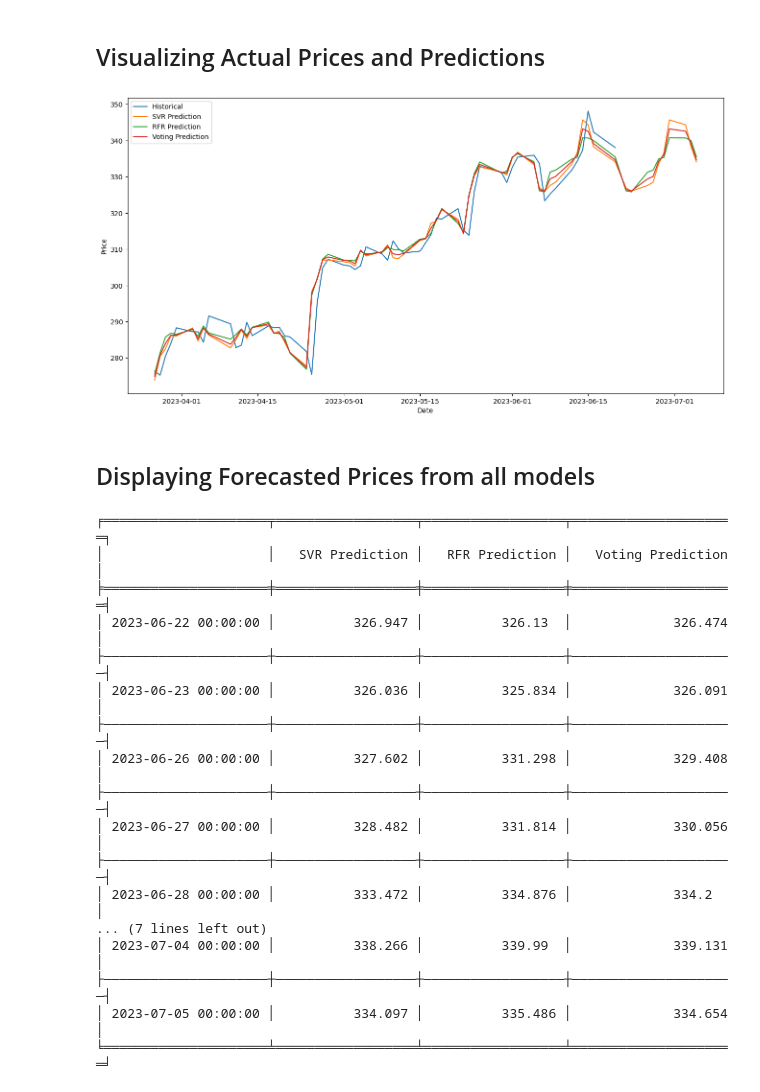
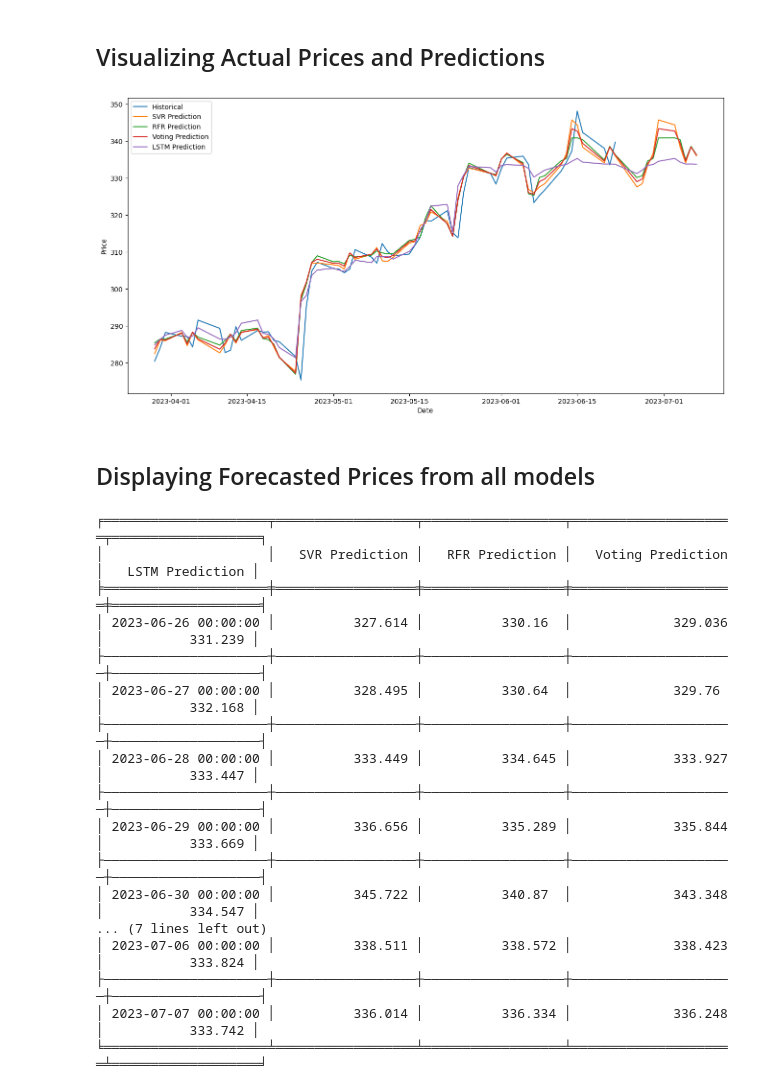
Before and after one commit to RonKu01/Stock_Market_Price_Prediction_System, a Jupyter notebook: fyp_project/ML_Training/microsoft.ipynb, the cells around one changed output. Saved outputs shown, nothing was run; the diff lists cells and outputs as text; code cells hidden in the pictures.

```diff
--- a/fyp_project/ML_Training/microsoft.ipynb
+++ b/fyp_project/ML_Training/microsoft.ipynb
@@ -199,0 +205,23 @@ VotingRegressor(estimators=[('svm', SVR(C=100, gamma='auto', kernel='linear')),
+# %%
+from keras.callbacks import EarlyStopping
+from keras.regularizers import l1_l2
+
+# # Reshape the input features to fit the LSTM model
+X_train_reshaped = np.reshape(X_train_scaled, (X_train_scaled.shape[0], X_train_scaled.shape[1], 1))
+X_test_reshaped = np.reshape(X_test_scaled, (X_test_scaled.shape[0], X_test_scaled.shape[1], 1))
+
+# Build the LSTM model
+lstm_model = Sequential()
+
+lstm_model.add(LSTM(150, return_sequences=True, input_shape=(X_train_scaled.shape[1], 1)))
+lstm_model.add(Dropout(0.2))
+lstm_model.add(LSTM(150, kernel_regularizer=l1_l2(l1=0.01, l2=0.01)))
+lstm_model.add(Dropout(0.2))
+lstm_model.add(Dense(1))
+lstm_model.compile(optimizer='adam', loss='mean_squared_error')
+
+# Define early stopping callback
+early_stopping = EarlyStopping(monitor='val_loss', patience=20)
+
+# Train the LSTM model with early stopping
+history = lstm_model.fit(X_train_reshaped, y_train, epochs=1000, batch_size=32, validation_data=(X_test_reshaped, y_test))
@@ -332,9 +468,13 @@ y_svr_pred = svr_model.predict(X_pred)
 y_rfr_pred = rfr_model.predict(X_pred)
 y_voting_pred = voting_model.predict(X_pred)
 
+X_pred_reshaped = np.reshape(X_pred, (X_pred.shape[0], X_pred.shape[1], 1))
+y_lstm_pred = lstm_model.predict(X_pred_reshaped)
+
 df_pred = pd.DataFrame({'SVR Prediction': y_svr_pred,
                         'RFR Prediction': y_rfr_pred,
-                        'Voting Prediction': y_voting_pred}, index=df_actual.index)
+                        'Voting Prediction': y_voting_pred,
+                        'LSTM Prediction': np.squeeze(y_lstm_pred)}, index=df_actual.index)
 
 df_combined = pd.concat([df_actual, df_pred], axis=1)
 
@@ -354,10 +496,14 @@ svr_prediction = svr_model.predict(last_data_scaled)
 rfr_prediction = rfr_model.predict(last_data_scaled)
 voting_prediction = voting_model.predict(last_data_scaled)
 
+last_data_scaled_reshaped = np.reshape(last_data_scaled, (last_data_scaled.shape[0], last_data_scaled.shape[1], 1))
+lstm_prediction= lstm_model.predict(last_data_scaled_reshaped)
+
 # Assign the forecasted prices to the DataFrame columns
 df_forecast['SVR Prediction'] = svr_prediction
 df_forecast['RFR Prediction'] = rfr_prediction
 df_forecast['Voting Prediction'] = voting_prediction
+df_forecast['LSTM Prediction'] = lstm_prediction
 
 # Set the display format for float values
 pd.set_option('display.float_format', lambda x: '%.3f' % x)
@@ -370,20 +518,21 @@ df_combined2 = pd.concat([df_combined, df_forecast])
 # %%
 # Plot the actual price and the predictions
 plt.figure(figsize=(16, 8))
 plt.plot(df_combined2.index, df_combined2['Close'], label='Historical')
 plt.plot(df_combined2.index,
         df_combined2['SVR Prediction'], label='SVR Prediction')
 plt.plot(df_combined2.index,
         df_combined2['RFR Prediction'], label='RFR Prediction')
 plt.plot(df_combined2.index,
         df_combined2['Voting Prediction'], label='Voting Prediction')
-
+plt.plot(df_combined2.index,
+        df_combined2['LSTM Prediction'], label='LSTM Prediction')
 plt.xlabel('Date')
 plt.ylabel('Price')
 plt.legend()
 plt.show()
 # %% [output]
-[figure, old version]
+[figure, new version]
 # %% [markdown]
 ## Displaying Forecasted Prices from all models
 # %%
@@ -391,23 +540,23 @@ plt.show()
 table = tabulate(df_forecast, headers='keys', tablefmt='fancy_grid')
 print(table)
 # %% [output]
-╒═════════════════════╤══════════════════╤══════════════════╤═════════════════════╕
-│                     │   SVR Prediction │   RFR Prediction │   Voting Prediction │
-╞═════════════════════╪══════════════════╪══════════════════╪═════════════════════╡
-│ 2023-06-22 00:00:00 │          326.947 │          326.13  │             326.474 │
-├─────────────────────┼──────────────────┼──────────────────┼─────────────────────┤
-│ 2023-06-23 00:00:00 │          326.036 │          325.834 │             326.091 │
-├─────────────────────┼──────────────────┼──────────────────┼─────────────────────┤
-│ 2023-06-26 00:00:00 │          327.602 │          331.298 │             329.408 │
-├─────────────────────┼──────────────────┼──────────────────┼─────────────────────┤
-│ 2023-06-27 00:00:00 │          328.482 │          331.814 │             330.056 │
-├─────────────────────┼──────────────────┼──────────────────┼─────────────────────┤
-│ 2023-06-28 00:00:00 │          333.472 │          334.876 │             334.2   │
+╒═════════════════════╤══════════════════╤══════════════════╤═════════════════════╤═══════════════════╕
+│                     │   SVR Prediction │   RFR Prediction │   Voting Prediction │   LSTM Prediction │
+╞═════════════════════╪══════════════════╪══════════════════╪═════════════════════╪═══════════════════╡
+│ 2023-06-26 00:00:00 │          327.614 │          330.16  │             329.036 │           331.239 │
+├─────────────────────┼──────────────────┼──────────────────┼─────────────────────┼───────────────────┤
+│ 2023-06-27 00:00:00 │          328.495 │          330.64  │             329.76  │           332.168 │
+├─────────────────────┼──────────────────┼──────────────────┼─────────────────────┼───────────────────┤
+│ 2023-06-28 00:00:00 │          333.449 │          334.645 │             333.927 │           333.447 │
+├─────────────────────┼──────────────────┼──────────────────┼─────────────────────┼───────────────────┤
+│ 2023-06-29 00:00:00 │          336.656 │          335.289 │             335.844 │           333.669 │
+├─────────────────────┼──────────────────┼──────────────────┼─────────────────────┼───────────────────┤
+│ 2023-06-30 00:00:00 │          345.722 │          340.87  │             343.348 │           334.547 │
 ... (7 lines left out)
-│ 2023-07-04 00:00:00 │          338.266 │          339.99  │             339.131 │
-├─────────────────────┼──────────────────┼──────────────────┼─────────────────────┤
-│ 2023-07-05 00:00:00 │          334.097 │          335.486 │             334.654 │
-╘═════════════════════╧══════════════════╧══════════════════╧═════════════════════╛
+│ 2023-07-06 00:00:00 │          338.511 │          338.572 │             338.423 │           333.824 │
+├─────────────────────┼──────────────────┼──────────────────┼─────────────────────┼───────────────────┤
+│ 2023-07-07 00:00:00 │          336.014 │          336.334 │             336.248 │           333.742 │
+╘═════════════════════╧══════════════════╧══════════════════╧═════════════════════╧═══════════════════╛
 # %%
 import plotly.graph_objects as go
 
```
Also changed, not shown: parts of 12 cells of this notebook, 27 other files.
